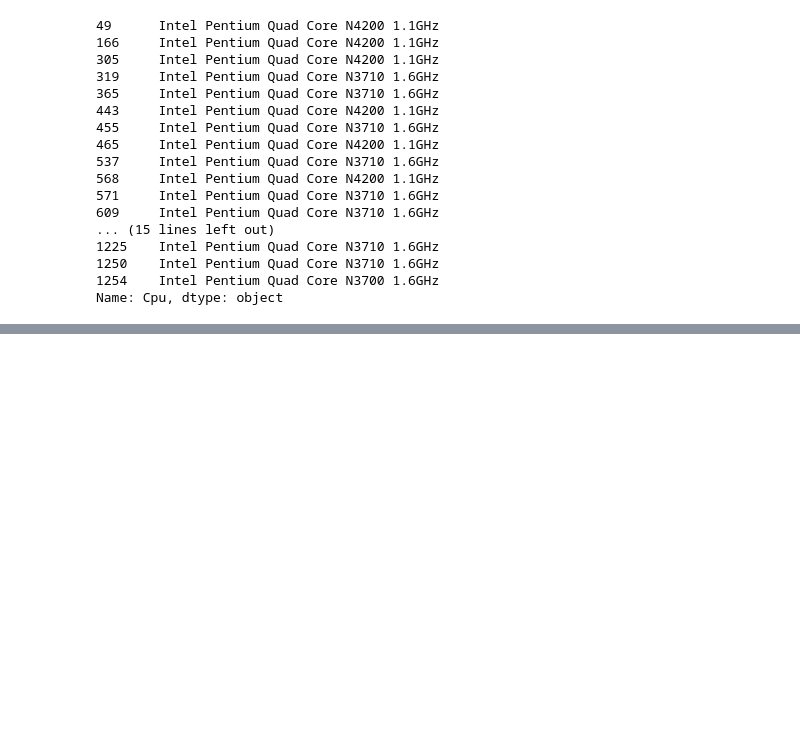
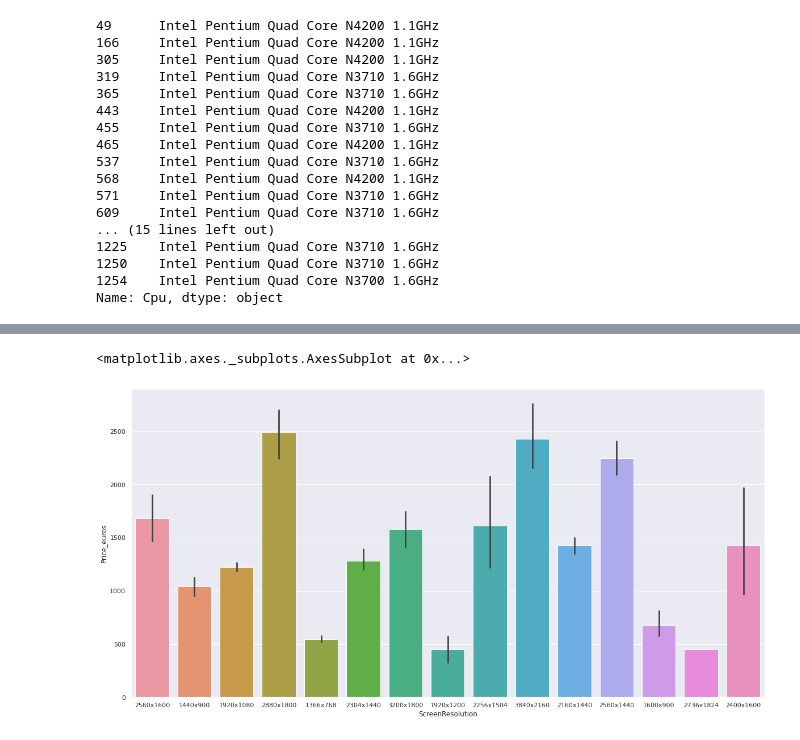
Before and after one commit to SayatP/Laptop-price-prediction, a Jupyter notebook: Notebook.ipynb, the cells around one changed output, grey strips where cells are left out. Saved outputs shown, nothing was run; the diff lists cells and outputs as text; code cells hidden in the pictures; blank space fills up the shorter version.

```diff
--- a/Notebook.ipynb
+++ b/Notebook.ipynb
@@ -130,0 +164,7 @@ df['Pixels Per Inch'] = df.apply(lambda x: resolution_to_number(x.ScreenResoluti
+# %%
+sns.set(rc = {'figure.figsize':(20,10)})
+
+sns.barplot(x=df["ScreenResolution"], y=df["Price_euros"])
+# %% [output]
+<matplotlib.axes._subplots.AxesSubplot at 0x...>
+[figure, added]
```
Also changed, not shown: parts of 18 cells of this notebook.
